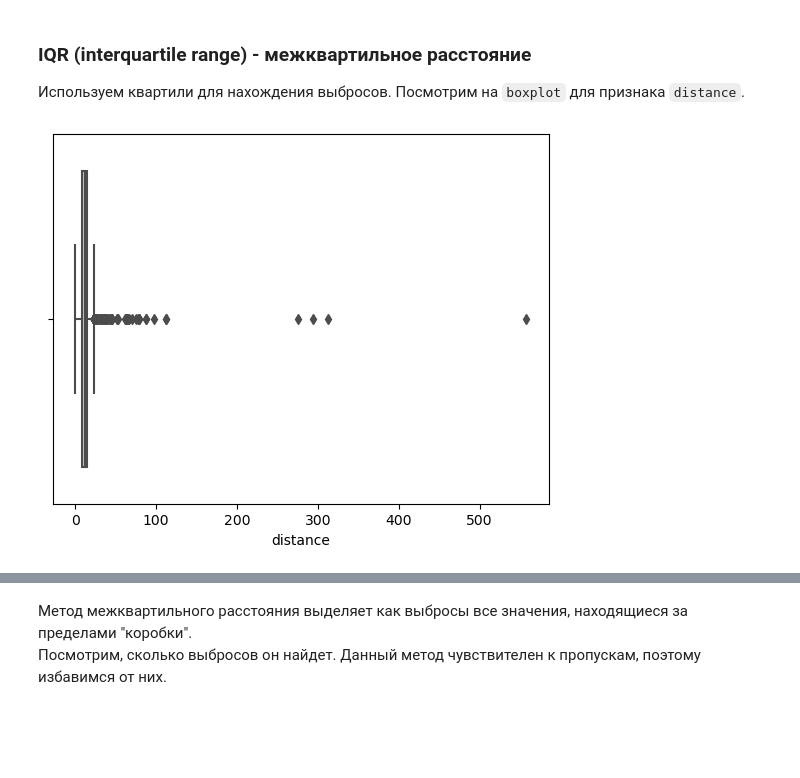
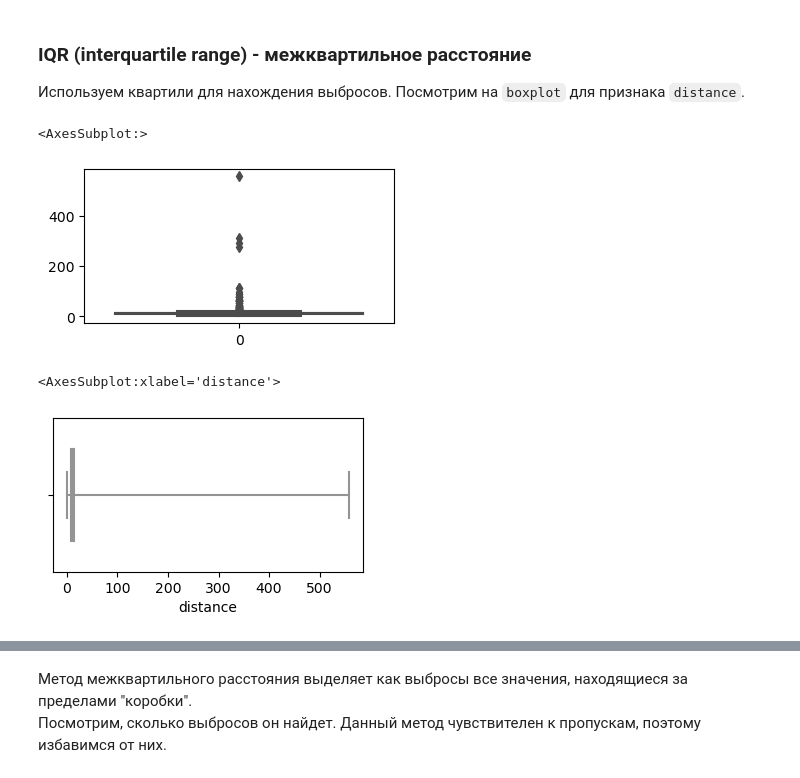
Before and after one commit to AngelinaAngelSun/0.Training-Python_SQL_MLagorithms, a Jupyter notebook: Data_Preprocessing_Cleaning_Filtering_Aggregating.ipynb, the cells around one changed output, grey strips where cells are left out. Cells and saved outputs as stored; diff of their text form; code cells hidden in the pictures; blank space fills up the shorter version.

```diff
--- a/Data_Preprocessing_Cleaning_Filtering_Aggregating .ipynb
+++ b/Data_Preprocessing_Cleaning_Filtering_Aggregating.ipynb
@@ -1535,0 +1560,20 @@ Name: city, dtype: int64
+# %%
+# top_cities_cnt = int(vis_data.city.value_counts().quantile(0.9))
+top_cities_cnt = int(np.percentile(vis_data.city.value_counts(), 90))
+print(top_cities_cnt)
+
+# Оставим только те города, которые описывают 90% примеров, остальные города назовем other
+# cities_to_throw_away = vis_data.city.value_counts().index[top_cities_cnt:]
+all_cities = vis_data.city.value_counts().index
+top_cities = vis_data.city.value_counts().index[:top_cities_cnt]
+cities_to_throw_away = list(set(all_cities) - set(top_cities))
+
+vis_data.loc[vis_data['city'].isin(cities_to_throw_away), 'city'] = 'other'
+# vis_data.city = vis_data.city.apply(lambda x: x if x in top_cities else 'other')
+display(vis_data.city.value_counts())
+
+# Количество уникальных значений в признаке `city` сократилось до 15
+print(len(vis_data.city.value_counts()))
+
+# Создадим dummy-признаки для переменной city
+pd.get_dummies(vis_data.city, drop_first = True).head()
@@ -1677,8 +1771,18 @@ print(o[:15])
 ### IQR (interquartile range) -  межквартильное расстояние
 
 Используем квартили для нахождения выбросов. Посмотрим на `boxplot` для признака `distance`.
-# %%
-# Посмотрим на `boxplot` для признака `distance`
-sns.boxplot(vis_data.distance, color = 'yellow')
-# %% [output]
-[figure, removed]
+# %%
+# Посмотрим на `boxplot` для признака `distance`
+# vis_data[['distance']].boxplot(figsize = (5, 3), color = 'blue')
+
+plt.figure(figsize = (4, 2))
+sns.boxplot(vis_data.distance, color = 'yellow')
+# %% [output]
+<AxesSubplot:>
+[figure, added]
+# %%
+plt.figure(figsize = (4, 2))
+sns.boxplot(vis_data, x = "distance", whis = [0, 100], width = .6, palette = "vlag")
+# %% [output]
+<AxesSubplot:xlabel='distance'>
+[figure, added]
```
Also changed, not shown: parts of 69 cells of this notebook.
